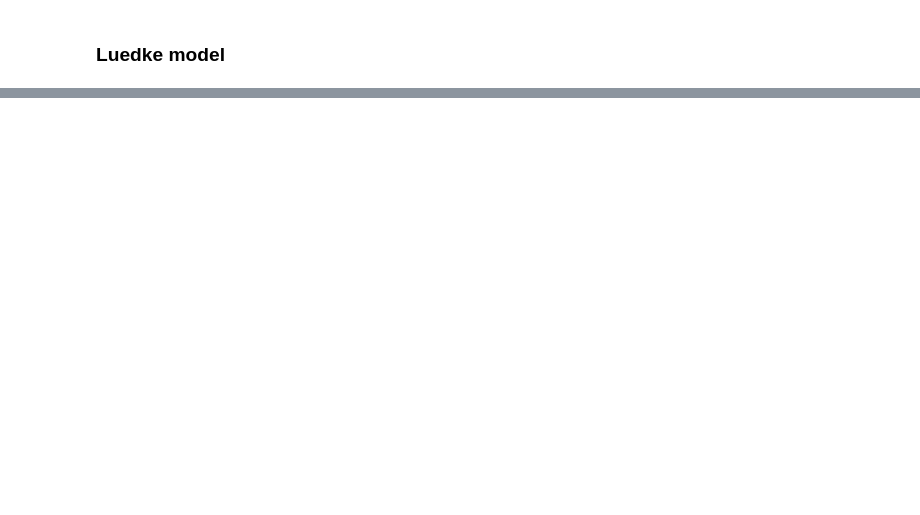
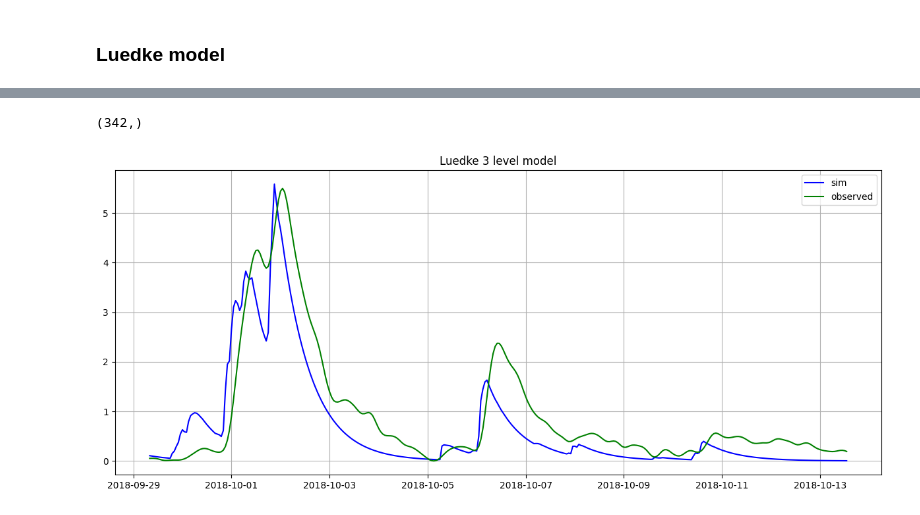
Before and after one commit to cocorowachi/Cocoro_Wachi_Undergrad_Research, a Jupyter notebook: Luedke model.ipynb, the cells around one changed output, grey strips where cells are left out. Saved outputs shown, nothing was run; the diff lists cells and outputs as text; code cells hidden in the pictures; blank space fills up the shorter version.

Commit message:
up to date commit

```diff
--- a/Luedke model.ipynb
+++ b/Luedke model.ipynb
@@ -94,0 +188,3 @@ def luedke_3_level(df, cold_shcf, hot_shcf, time_step=24):
+# %%
+def trim(df, start, end):
+    return df[(df['Date Time'] >= start) & (df['Date Time'] <= end)].reset_index(drop = True)
@@ -94,0 +500,10 @@ def luedke_3_level(df, cold_shcf, hot_shcf, time_step=24):
+# %%
+MMSD_sewerflow_predicted_precipitation_range_df = trim(MMSD_sewerflow_predicted_precipitation_df.copy(), pd.to_datetime('2018-09-29 08:00:00'), pd.to_datetime('2018-10-13 13:00:00'))
+weighted_precip_for_streamgage_range_df = trim(weighted_precip_for_streamgage_df.copy(), pd.to_datetime('2018-09-29 08:00:00'), pd.to_datetime('2018-10-13 13:00:00'))
+# %%
+b1=0.3016002085876671
+b2=10.243726521925295
+b3=11.727835253280498
+b4=0.9343607514182526
+b5=0.10281739863056662
+MMSD_sewerflow_predicted_precipitation_range_df.head(5)
@@ -94,0 +518,2 @@ def luedke_3_level(df, cold_shcf, hot_shcf, time_step=24):
+# %%
+event = luedke_3_level(MMSD_sewerflow_predicted_precipitation_range_df['MS0311 Flow'], weighted_precip_for_streamgage_range_df['40869416'], 1, 120, b1, b2, b3, b4, b5)
@@ -94,0 +523,21 @@ def luedke_3_level(df, cold_shcf, hot_shcf, time_step=24):
+# %%
+event.shape
+# %% [output]
+(342,)
+# %%
+plt.figure(figsize=(15, 6))
+MMSD_sewerflow_predicted_precipitation_range_df
+plt.plot(MMSD_sewerflow_predicted_precipitation_range_df['Date Time'], event, color='b', markersize=4, label="sim")
+plt.plot(MMSD_sewerflow_predicted_precipitation_range_df['Date Time'], MMSD_sewerflow_predicted_precipitation_range_df['MS0311 Flow'], color='g', markersize=4, label="observed")
+
+# plt.scatter(optimized_l3_MSDGC_df['Simulated'], optimized_l3_MSDGC_df['Observed'], color='b', s=5)
+# plt.plot(optimized_l3_MSDGC_df['Simulated'], optimized_l3_MSDGC_df['Observed'], color='b', markersize=4, label="MSDGC Metric")
+
+# plt.plot(optimized_l3_df['Observed'], optimized_l3_df['Observed'], color='r', markersize=4, label="Observed Flow")
+plt.title('Luedke 3 level model')
+plt.grid(True)
+plt.legend()
+
+plt.show()
+# %% [output]
+[figure, added]
```
Also changed, not shown: parts of 17 cells of this notebook, 23 other files.
